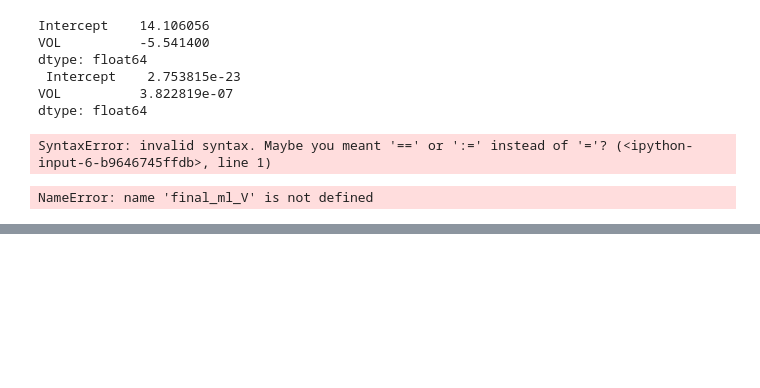
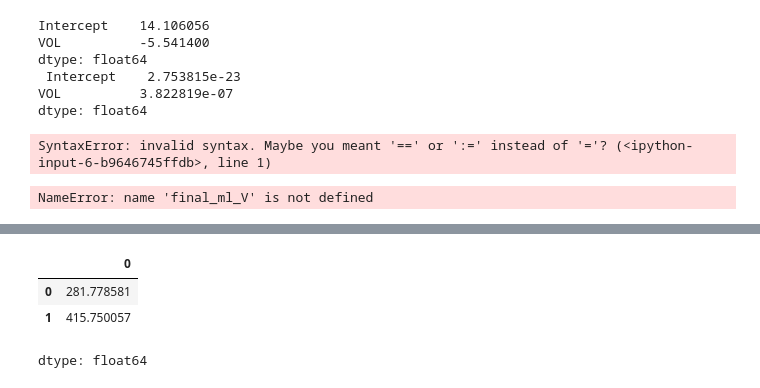
Before and after one commit to Abhinaya879/EXCLR, a Jupyter notebook: AD.ipynb, the cells around one changed output, grey strips where cells are left out. Saved outputs shown, nothing was run; the diff lists cells and outputs as text; code cells hidden in the pictures; blank space fills up the shorter version.

```diff
--- a/AD.ipynb
+++ b/AD.ipynb
@@ -197,0 +239,9 @@ NameError: name 'final_ml_V' is not defined
+# %%
+df=pd.Series([200,300])
+data_pred=pd.DataFrame(df,columns=['daily'])
+model.predict(data_pred)
+# %% [output]
+|  | 0 |
+| 0 | 281.778581 |
+| 1 | 415.750057 |
+dtype: float64
```
Also changed, not shown: parts of 11 cells of this notebook.
